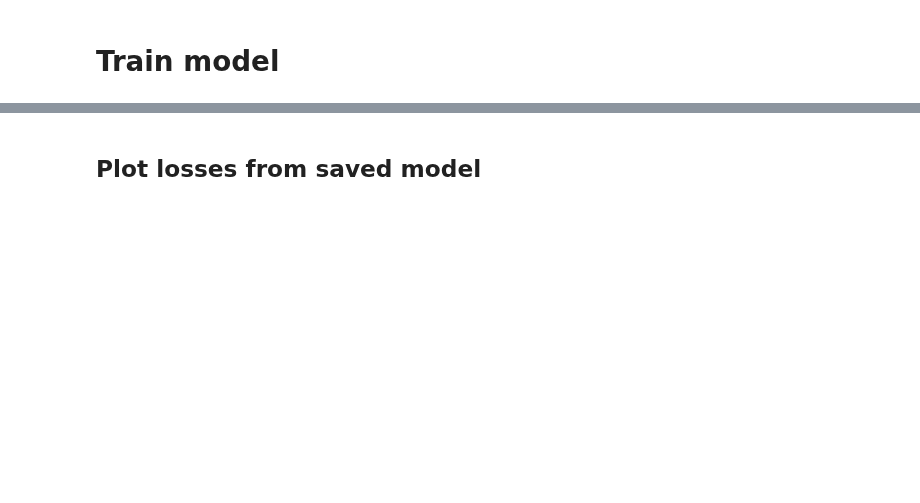
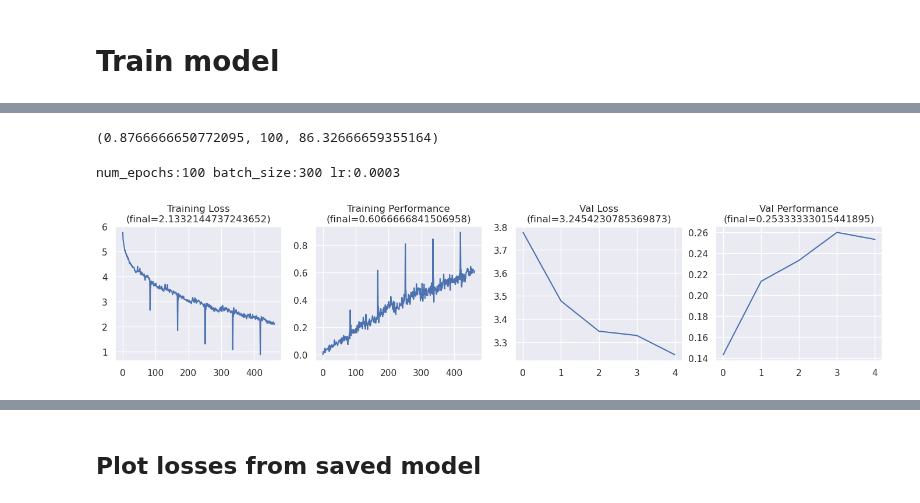
Before and after one commit to MedARC-AI/fMRI-reconstruction-NSD, a Jupyter notebook: fMRI/Voxel_to_CLIPvoxel.ipynb, the cells around one changed output, grey strips where cells are left out. Cells and saved outputs as stored; diff of their text form; code cells hidden in the pictures; blank space fills up the shorter version.

```diff
--- a/fMRI/Voxel_to_CLIPvoxel.ipynb
+++ b/fMRI/Voxel_to_CLIPvoxel.ipynb
@@ -95,11 +137,12 @@ elif model_name=='clip_image_resnet':
 
 # dont want to train model
 model.eval()
+
 # dont need to calculate gradients
 for param in model.parameters():
     param.requires_grad = False
 
-if model_name=='clip_text_vit':
+if model_name == 'clip_text_vit':
     f = h5py.File('/scratch/gpfs/KNORMAN/nsdgeneral_hdf5/COCO_73k_subj_indices.hdf5', 'r')
     subj01_order = f['subj01'][:]
     f.close()
@@ -130,7 +173,9 @@ else:
         with torch.no_grad():
             image_features = model.encode_image(image.to(device))
             if "vit" in model_name: # I think this is the clamping used by Lin Sprague Singh preprint
-                image_features = torch.clamp(image_features,-1.5,1.5)
+                image_features = torch.clamp(image_features, -1.5, 1.5)
+                # normalize after clipping per the paper
+                image_features = nn.functional.normalize(image_features, dim=-1)
         return image_features
 
 #print(model)
@@ -474,0 +853,10 @@ plt.show()
+# %%
+train_percent_correct[-1], len(train_percent_correct), sum(train_percent_correct)
+# %% [output]
+(0.8766666650772095, 100, 86.32666659355164)
+# %%
+# with Dropout w/o LR decay, with InfoNCE instead of MSE (goes straight to 85% after 3-4 epochs)
+plot_training()
+# %% [output]
+num_epochs:100 batch_size:300 lr:0.0003
+[figure, added]
```
Also changed, not shown: parts of 88 cells of this notebook.
